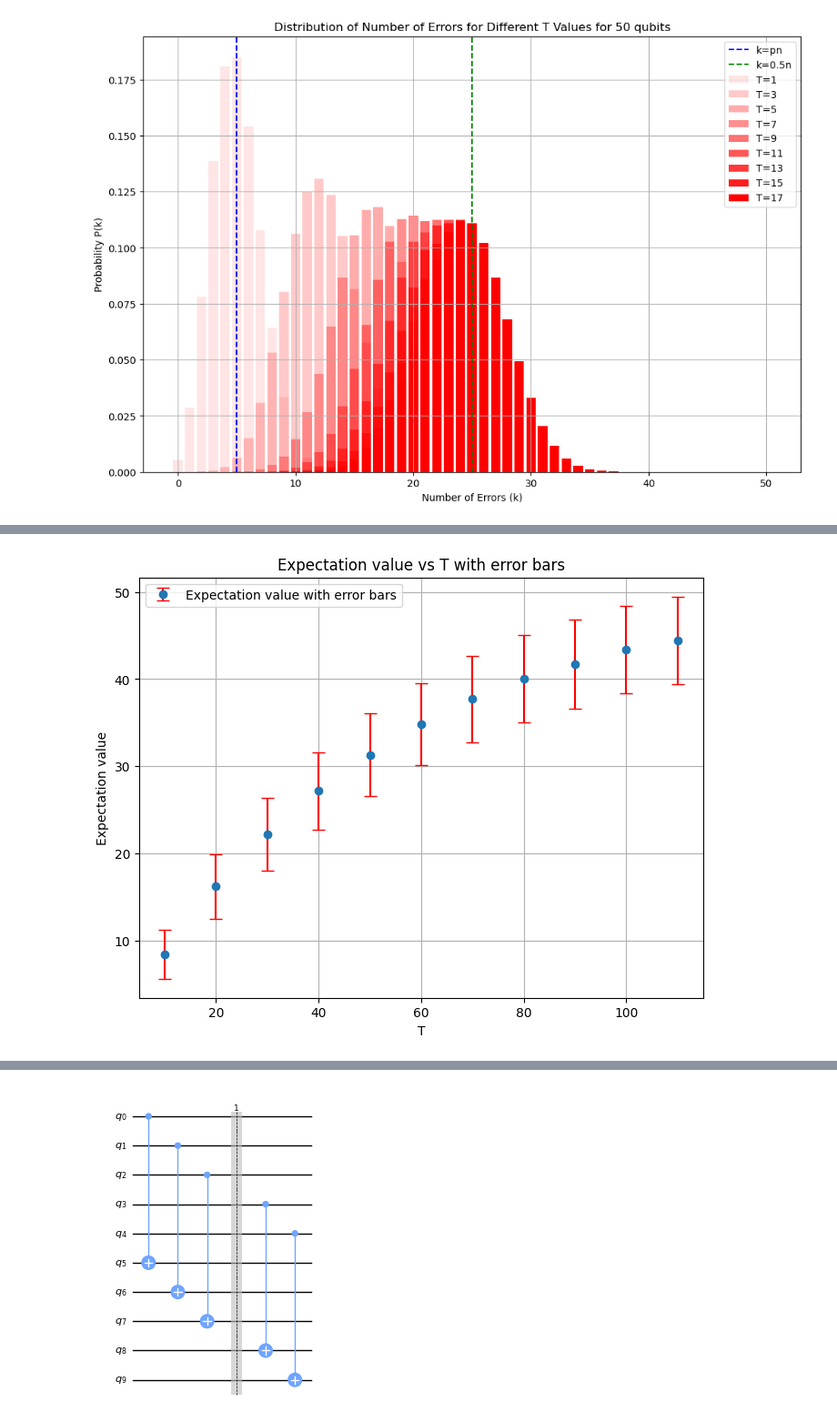
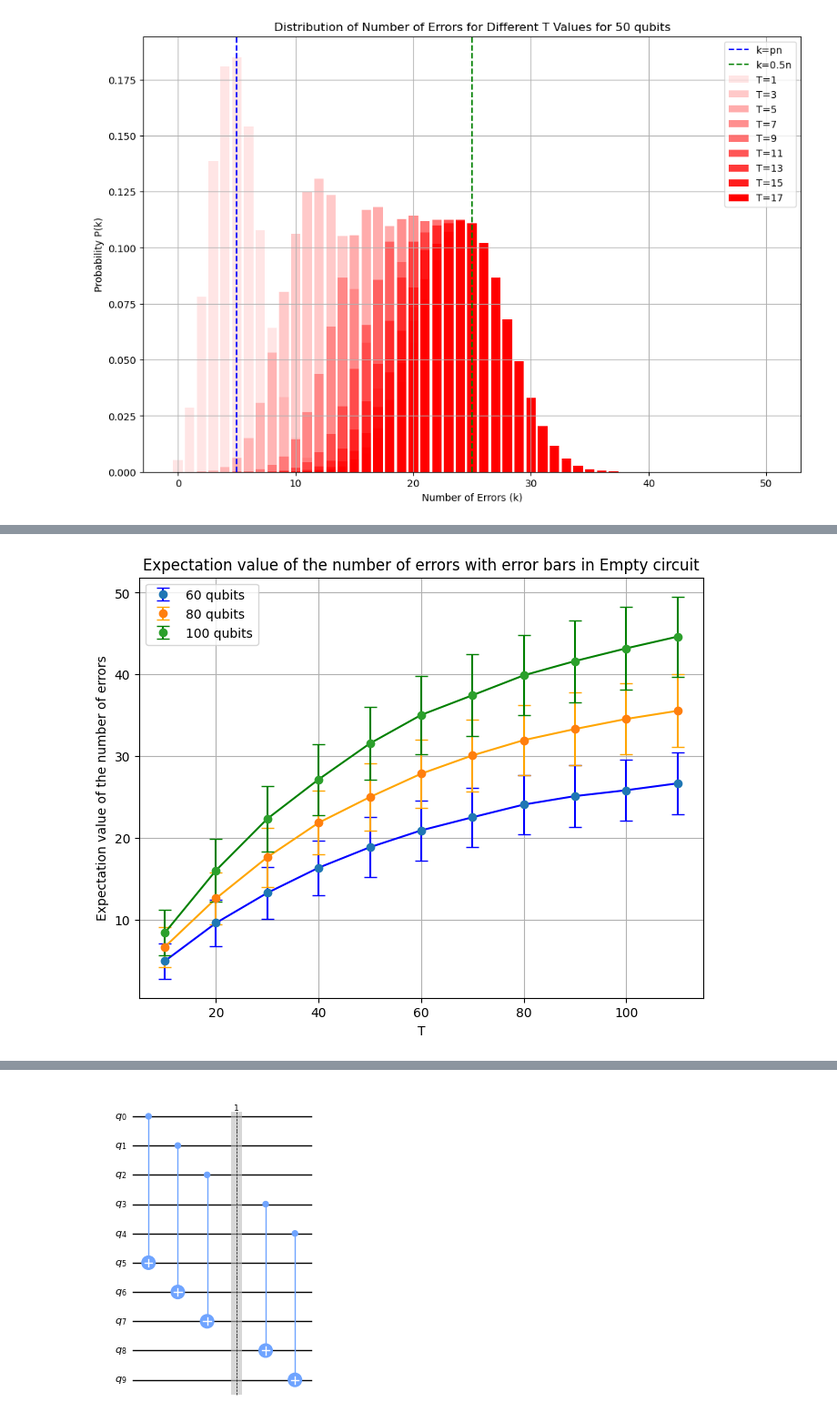
Before and after one commit to yezhuoyang/Qerrorprop, a Jupyter notebook: examples.ipynb, the cells around one changed output, grey strips where cells are left out. Shown at 91% size. Saved outputs shown, nothing was run; the diff lists cells and outputs as text; code cells hidden in the pictures.

```diff
--- a/examples.ipynb
+++ b/examples.ipynb
@@ -245,19 +248,25 @@ plt.show()
 # %%
 
 plt.figure(figsize=(8, 6))
 
 # Plot the expectation values with error bars
-plt.errorbar(Tlist, expectation_list, yerr=std_list, fmt='o', ecolor='red', capsize=5, label='Expectation value with error bars')
+plt.errorbar(Tlist, expectation_list_60, yerr=std_list_60, fmt='o', ecolor='blue', capsize=5, label='60 qubits')
+plt.plot(Tlist, expectation_list_60, color='blue')
 
+plt.errorbar(Tlist, expectation_list_80, yerr=std_list_80, fmt='o', ecolor='orange', capsize=5, label='80 qubits')
+plt.plot(Tlist, expectation_list_80, color='orange')
+plt.errorbar(Tlist, expectation_list_100, yerr=std_list_100, fmt='o', ecolor='green', capsize=5, label='100 qubits')
+plt.plot(Tlist, expectation_list_100, color='green')
 plt.xlabel('T')
-plt.ylabel('Expectation value')
-plt.title('Expectation value vs T with error bars')
+plt.ylabel('Expectation value of the number of errors')
+plt.title('Expectation value of the number of errors with error bars in Empty circuit')
 plt.legend()
 plt.grid(True)
+plt.savefig('expErrorEmpty.png', dpi=300)  # 'my_plot.png' is the filename, 'dpi=300' sets the resolution
 
 plt.show()
 # %% [output]
-[figure, old version]
+[figure, new version]
 # %%
 
 plt.figure(figsize=(8, 6))
```
Also changed, not shown: parts of 21 cells of this notebook, 1 other file.
